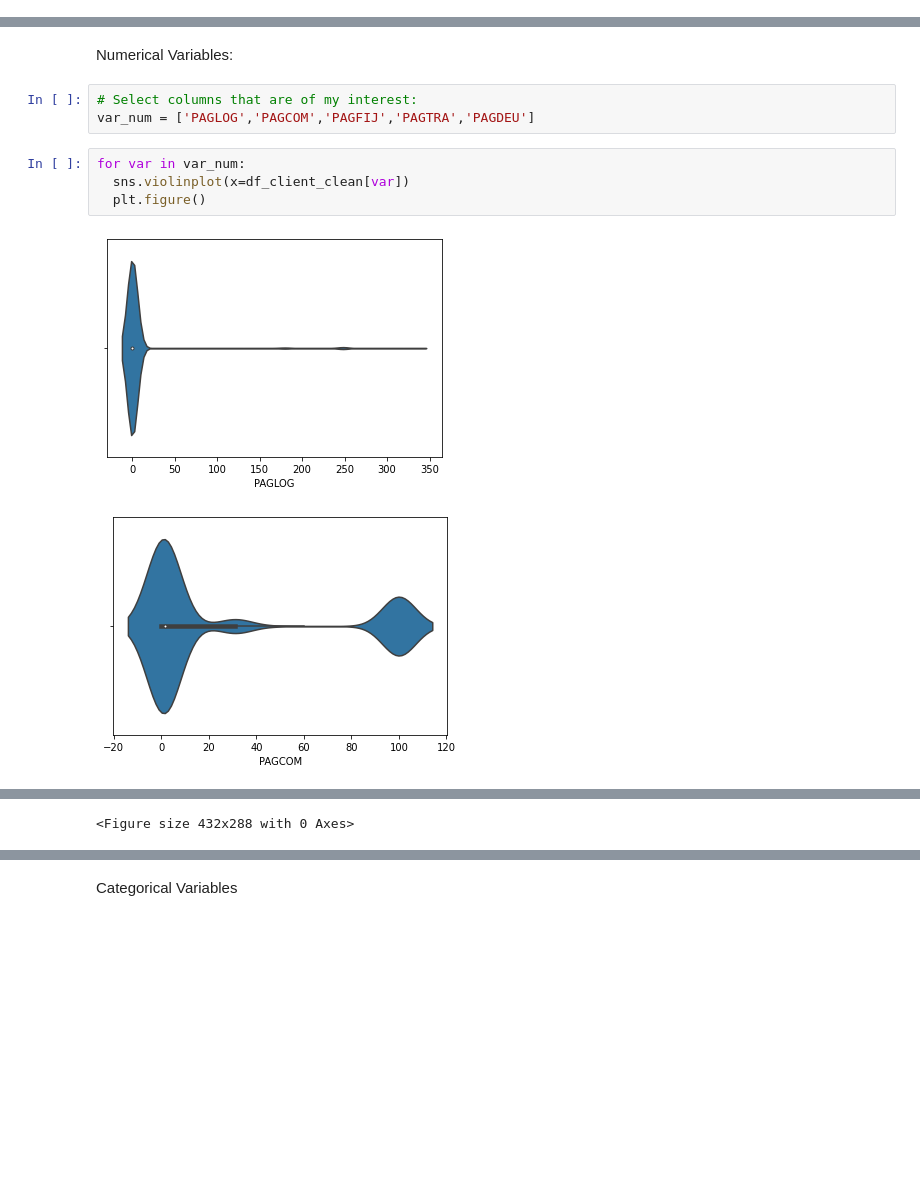
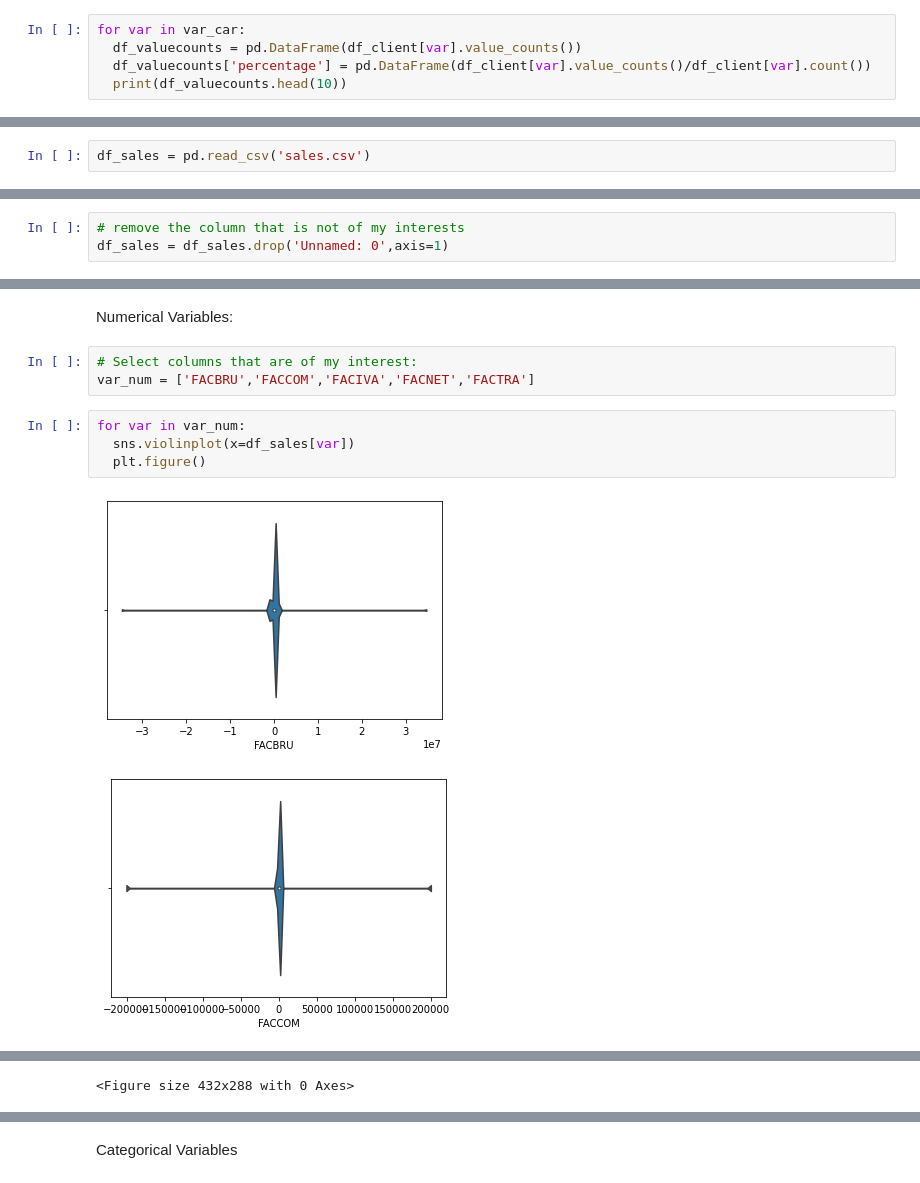
Before and after one commit to yhsieh-ijie/tfm_clientSegmentation, a Jupyter notebook: clientSegmentation.ipynb, the cells around one changed output, grey strips where cells are left out. Drawn from its saved outputs; the diff is of its cells as text; blank space fills up the shorter version.

```diff
--- a/clientSegmentation.ipynb
+++ b/clientSegmentation.ipynb
@@ -174,0 +93,5 @@ Index(['PAGCLI', 'PAGLOG', 'PAGMOD', 'PAGDIA', 'PAGGRU', 'PAGNNO', 'PAGALB',
+# %%
+for var in var_car:
+  df_valuecounts = pd.DataFrame(df_client[var].value_counts())
+  df_valuecounts['percentage'] = pd.DataFrame(df_client[var].value_counts()/df_client[var].count())
+  print(df_valuecounts.head(10))
@@ -174,0 +184,2 @@ Index(['PAGCLI', 'PAGLOG', 'PAGMOD', 'PAGDIA', 'PAGGRU', 'PAGNNO', 'PAGALB',
+# %%
+df_sales = pd.read_csv('sales.csv')
@@ -175,14 +235,17 @@ Index(['PAGCLI', 'PAGLOG', 'PAGMOD', 'PAGDIA', 'PAGGRU', 'PAGNNO', 'PAGALB',
+# %%
+# remove the column that is not of my interests
+df_sales = df_sales.drop('Unnamed: 0',axis=1)
 # %% [markdown]
 #### Data Visualization
 # %% [markdown]
 Numerical Variables:
 # %%
 # Select columns that are of my interest:
-var_num = ['PAGLOG','PAGCOM','PAGFIJ','PAGTRA','PAGDEU']
+var_num = ['FACBRU','FACCOM','FACIVA','FACNET','FACTRA']
 # %%
 for var in var_num:
-  sns.violinplot(x=df_client_clean[var])
+  sns.violinplot(x=df_sales[var])
   plt.figure()
 # %% [output]
-[figure, old version]
+[figure, new version]
-[figure, old version]
+[figure, new version]
```
Also changed, not shown: parts of 125 cells of this notebook, 4 other files.
